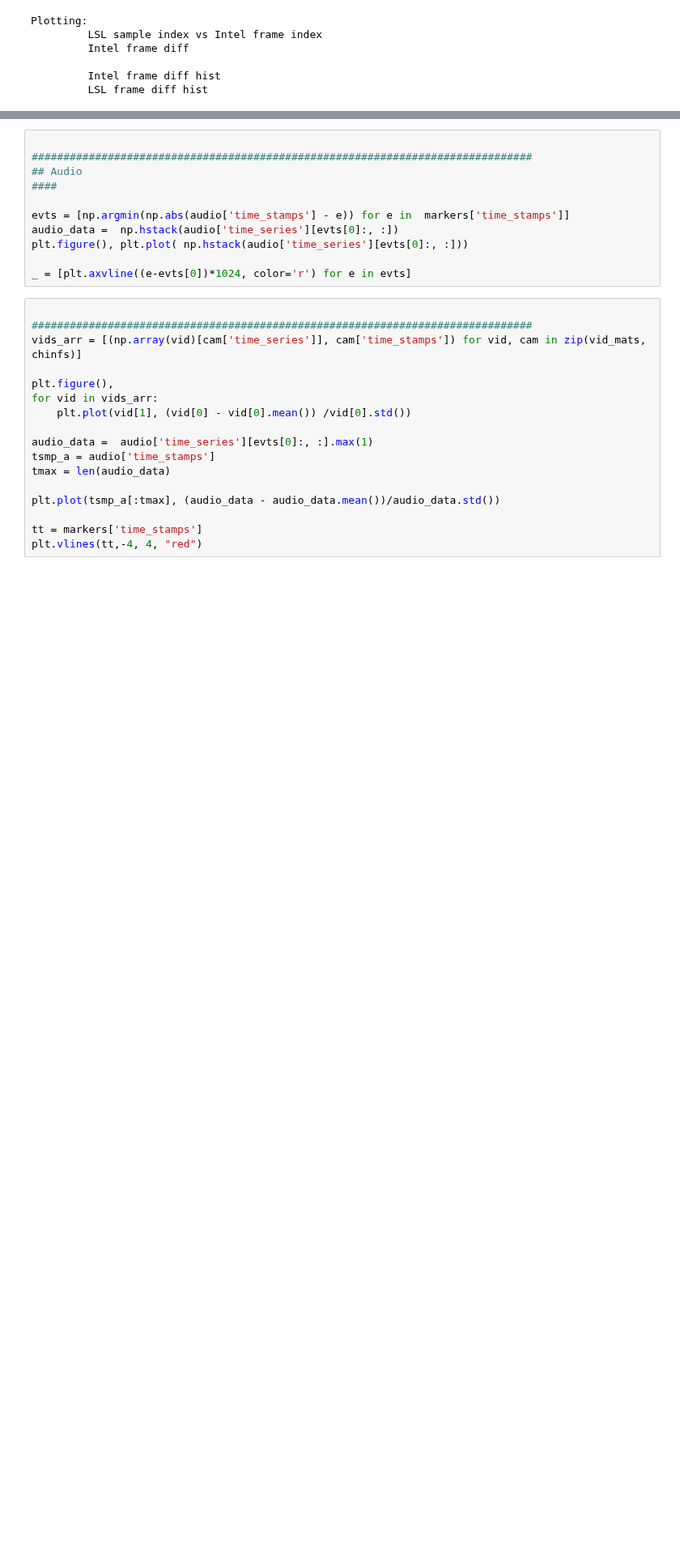
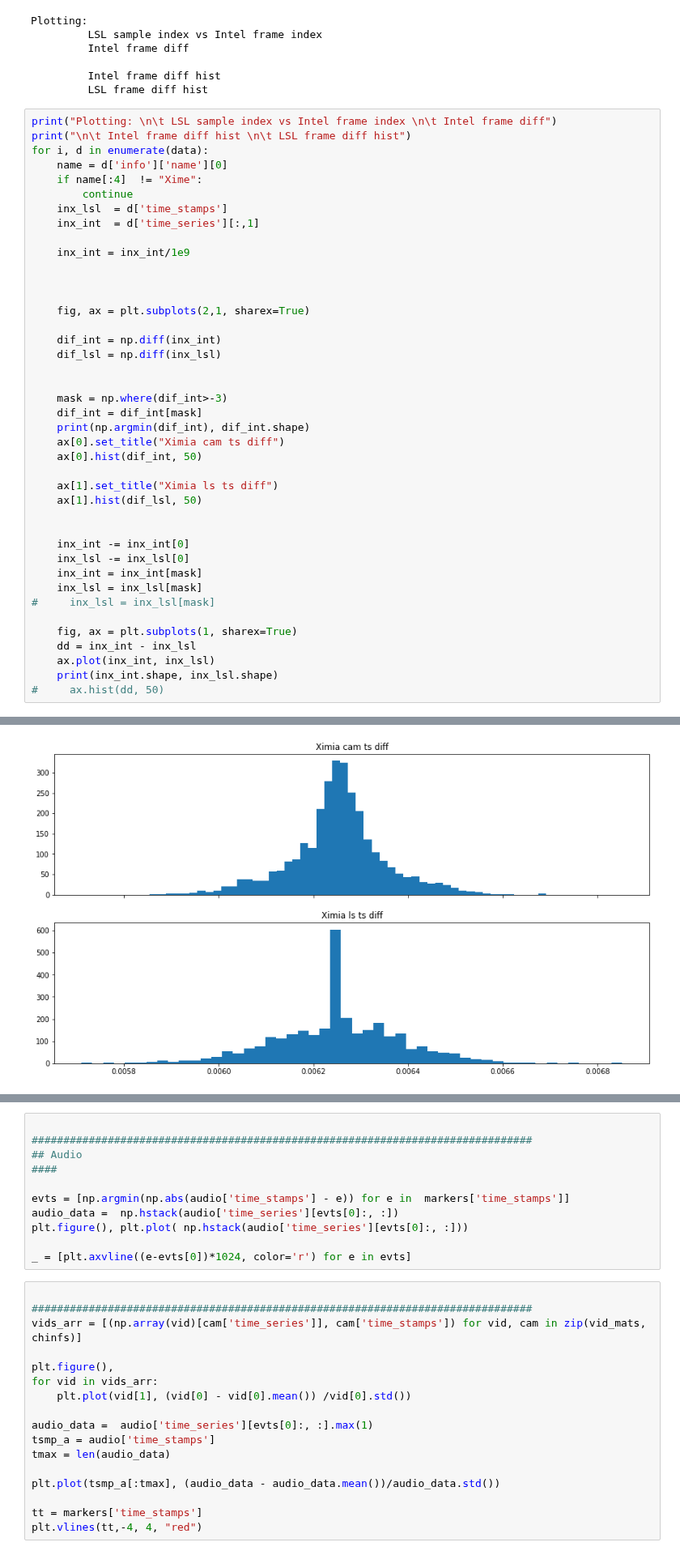
Before and after one commit to neurobooth/neurobooth-os, a Jupyter notebook: Neurobooth_data_visualizer.ipynb, the cells around one changed output, grey strips where cells are left out. Shown at 81% size. Saved outputs shown, nothing was run; the diff lists cells and outputs as text; blank space fills up the shorter version.

```diff
--- a/Neurobooth_data_visualizer.ipynb
+++ b/Neurobooth_data_visualizer.ipynb
@@ -219,3 +217,45 @@ Plotting:
 
          Intel frame diff hist
          LSL frame diff hist
+# %%
+print("Plotting: \n\t LSL sample index vs Intel frame index \n\t Intel frame diff")
+print("\n\t Intel frame diff hist \n\t LSL frame diff hist")
+for i, d in enumerate(data):
+    name = d['info']['name'][0]
+    if name[:4]  != "Xime":
+        continue
+    inx_lsl  = d['time_stamps']
+    inx_int  = d['time_series'][:,1]
+
+    inx_int = inx_int/1e9
+
+
+
+    fig, ax = plt.subplots(2,1, sharex=True)
+
+    dif_int = np.diff(inx_int)
+    dif_lsl = np.diff(inx_lsl)
+
+
+    mask = np.where(dif_int>-3)
+    dif_int = dif_int[mask]
+    print(np.argmin(dif_int), dif_int.shape)
+    ax[0].set_title("Ximia cam ts diff")
+    ax[0].hist(dif_int, 50)
+
+    ax[1].set_title("Ximia ls ts diff")
+    ax[1].hist(dif_lsl, 50)
+
+
+    inx_int -= inx_int[0]
+    inx_lsl -= inx_lsl[0]
+    inx_int = inx_int[mask]
+    inx_lsl = inx_lsl[mask]
+#     inx_lsl = inx_lsl[mask]
+
+    fig, ax = plt.subplots(1, sharex=True)
+    dd = inx_int - inx_lsl
+    ax.plot(inx_int, inx_lsl)
+    print(inx_int.shape, inx_lsl.shape)
+#     ax.hist(dd, 50)
+# %% [output]
@@ -221,0 +270 @@ Plotting:
+[figure, added]
```
Also changed, not shown: parts of 12 cells of this notebook, 2 other files.
